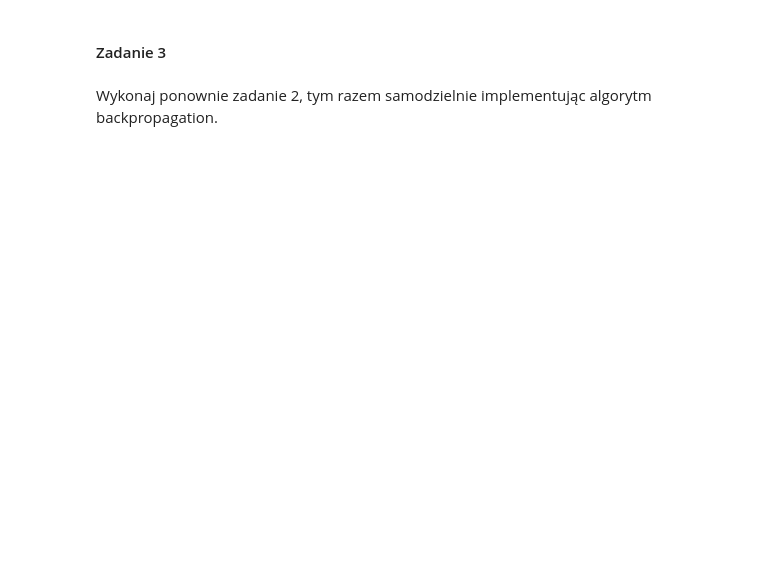
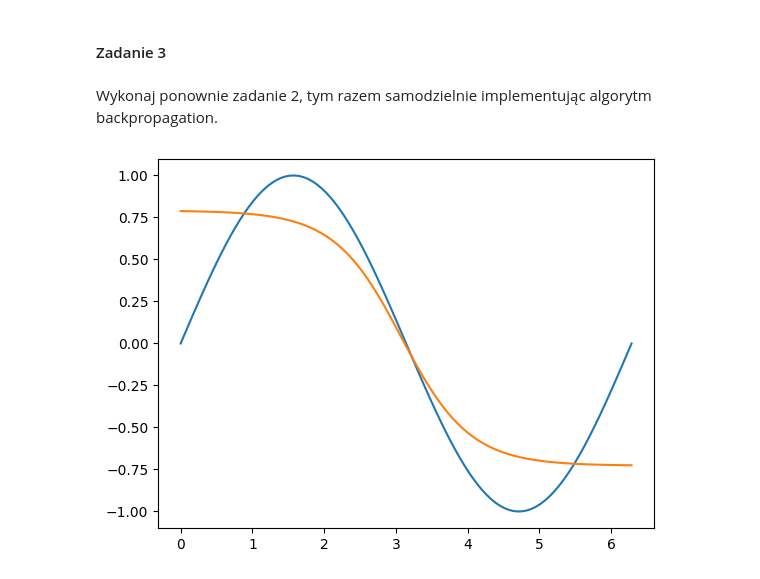
Before and after one commit to Mimikkk/eio-2022, a Jupyter notebook: deep-learning/exercise-3-tensorflow-intro/main.ipynb, the cells around one changed output. Cells and saved outputs as stored; diff of their text form; code cells hidden in the pictures; blank space fills up the shorter version.

```diff
--- a/deep-learning/exercise-3-tensorflow-intro/main.ipynb
+++ b/deep-learning/exercise-3-tensorflow-intro/main.ipynb
@@ -83,10 +87,10 @@ Tensorflow array:
 Zaalokuj tablicę samych zer o wymiarze 2 x 2. Następnie utwórz tablicę jedynek o tym samym wymiarze (wykorzystaj funkcję ones_like).
 # %%
 # alokacja zer
-z = ...
+z = tf.zeros((2, 2))
 
 # alokacja jedynek
-o = ...
+o = tf.ones_like(z)
 
 print(z)
 print(o)
@@ -480,54 +506,78 @@ import tensorflow as tf
 import numpy as np
 import matplotlib.pyplot as plt
 
-ITERS = 1000
 
 # pierwsza warstwa
 w1 = tf.Variable(tf.ones([1, 1]))
 b1 = tf.Variable(tf.ones([1]))
 
 # druga warstwa
 w2 = tf.Variable(tf.ones([1, 2]))
 b2 = tf.Variable(tf.ones([2]))
 
 # trzecia warstwa
 w3 = tf.Variable(tf.ones([2, 1]))
 b3 = tf.Variable(tf.ones([1]))
 
 def layer_1(x):
-  raise NotImplementedError()
+  return x @ w1 + b1
 
 def layer_2(x):
-  raise NotImplementedError()
+  return x @ w2 + b2
 
 def layer_3(x):
-  raise NotImplementedError()
+  return x @ w3 + b3
 
-def network(x):  # obliczanie wyjścia sieci (w tym zadaniu tylko na potrzeby wykresu)
-  raise NotImplementedError()
+network = pipe(layer_1, tf.nn.sigmoid, layer_2, tf.nn.sigmoid, layer_3)
 
-mu = 0.01  # prędkość uczenia
-for i in range(ITERS):
-  x = tf.random.uniform([16, 1], 0, math.pi * 2)  # dane wejściowe
-  y_true = tf.math.sin(x)                         # dane uczące (ground truth)
+def d_sigmoid(z):
+  sigma = tf.sigmoid(z)
+  return sigma*(1 - sigma)
 
-  # propagacja wejścia sieci
-  z1 = ...
-  y1 = ...
+iters = 5_000
+mu = 0.1
+for i in range(iters):
+  x = tf.random.uniform([16, 1], 0, math.pi * 2)
+  y_true = tf.math.sin(x)
 
-  z2 = ...
-  y2 = ...
+  # forwardfeed
+  z1 = layer_1(x)
+  y1 = tf.sigmoid(z1)
 
-  z3 = ...
-  y3 = ...
+  z2 = layer_2(y1)
+  y2 = tf.sigmoid(z2)
 
-  # obliczanie gradientu i aktualizacja wag
-  raise NotImplementedError()
+  z3 = layer_3(y2)
+  y3 = z3
+  y_pred = y3
 
+  # backpropagation
+  d3 = 2*(y_pred - y_true)
+  dw3 = tf.expand_dims(tf.reduce_mean(d3*y2, axis=0), axis=1)
+  db3 = tf.reduce_mean(d3, axis=0)
+
+  d2 = (d3 @ tf.transpose(w3)) * d_sigmoid(z2)
+  dw2 = tf.reduce_mean(d2*y1, axis=0)
+  db2 = tf.reduce_mean(d2, axis=0)
+
+  d1 = (d2 @ tf.transpose(w2)) * d_sigmoid(z1)
+  dw1 = tf.reduce_mean(d1*x, axis=0)
+  db1 = tf.reduce_mean(d1, axis=0)
+
+  # update
+  w3 = w3 - mu*dw3
+  w2 = w2 - mu*dw2
+  w1 = w1 - mu*dw1
+  b3 = b3 - mu*db3
+  b2 = b2 - mu*db2
+  b1 = b1 - mu*db1
 
 # testowanie sieci na zbiorze testowym
-xs = np.linspace(0, 2 * math.pi, 100, dtype=np.float32).reshape([100, 1])  # wymiary są zmieniane by xs zostało zaakceptowane jako wejście do sieci
+# wymiary są zmieniane by xs zostało zaakceptowane jako wejście do sieci
+xs = np.linspace(0, 2 * math.pi, 100, dtype=np.float32).reshape([100, 1])
 ys1 = np.sin(xs)
 ys2 = network(xs)
 plt.plot(xs, ys1, xs, ys2)
 plt.show()
+# %% [output]
+[figure, added]
```
Also changed, not shown: parts of 12 cells of this notebook.
